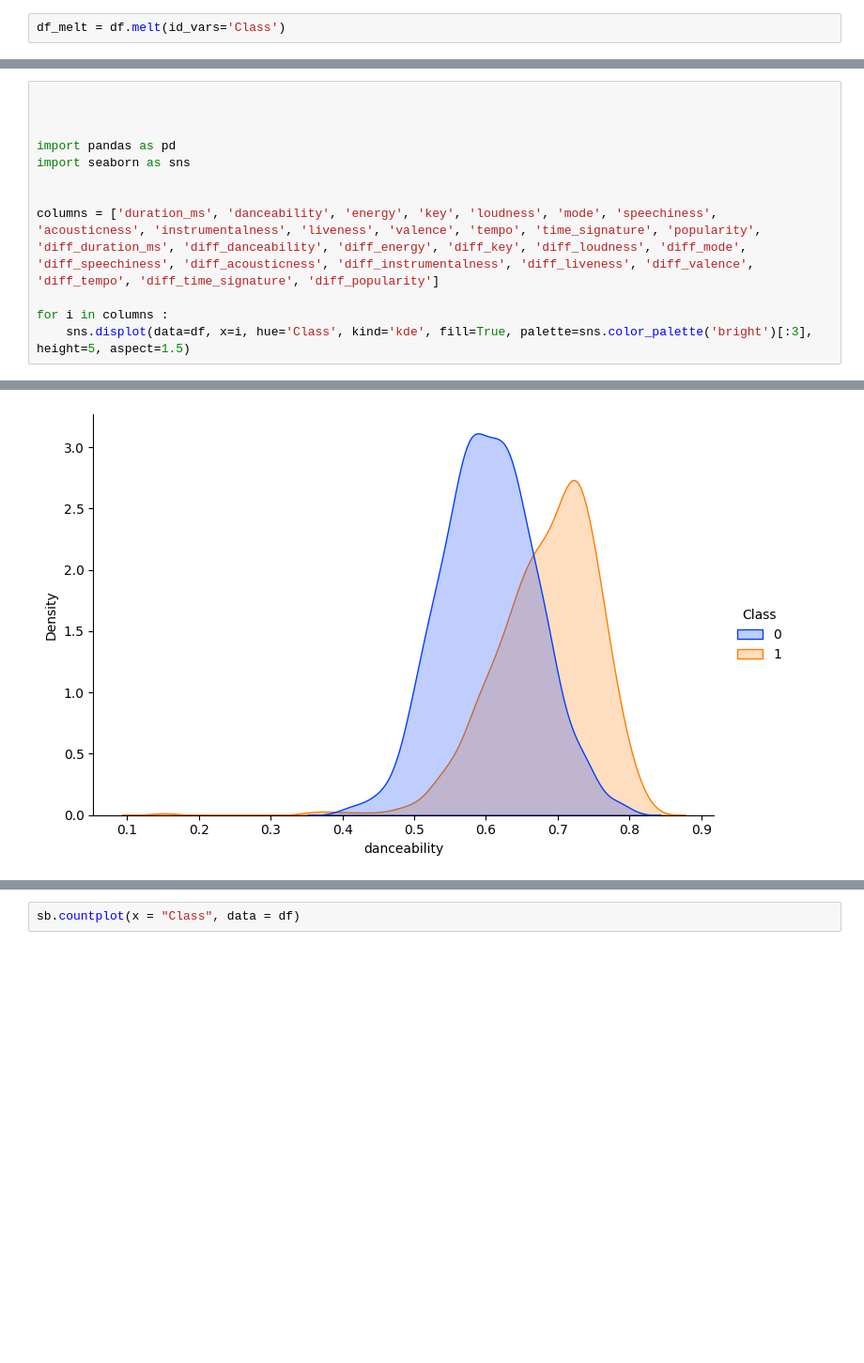
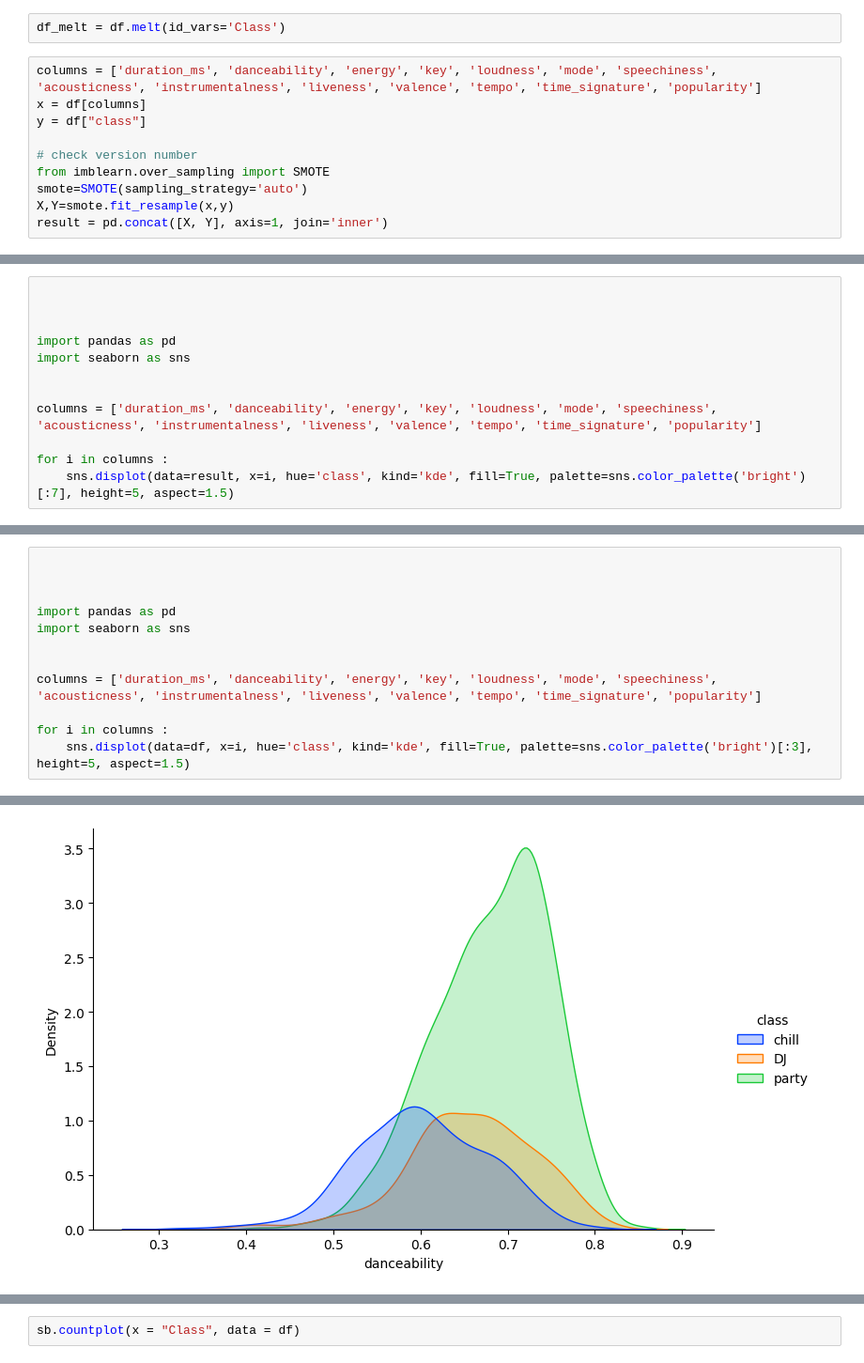
Before and after one commit to Thomasaujoux/reg, a Jupyter notebook: regression/EDA.ipynb, the cells around one changed output, grey strips where cells are left out. Shown at 94% size. Drawn from its saved outputs; the diff is of its cells as text; blank space fills up the shorter version.

```diff
--- a/regression/EDA.ipynb
+++ b/regression/EDA.ipynb
@@ -83,3 +87,13 @@ for i in columns :
 KeyboardInterrupt:
 # %%
 df_melt = df.melt(id_vars='Class')
+# %%
+columns = ['duration_ms', 'danceability', 'energy', 'key', 'loudness', 'mode', 'speechiness', 'acousticness', 'instrumentalness', 'liveness', 'valence', 'tempo', 'time_signature', 'popularity']
+x = df[columns]
+y = df["class"]
+
+# check version number
+from imblearn.over_sampling import SMOTE
+smote=SMOTE(sampling_strategy='auto')
+X,Y=smote.fit_resample(x,y)
+result = pd.concat([X, Y], axis=1, join='inner')
@@ -85,0 +112,12 @@ df_melt = df.melt(id_vars='Class')
+# %%
+
+
+
+import pandas as pd
+import seaborn as sns
+
+
+columns = ['duration_ms', 'danceability', 'energy', 'key', 'loudness', 'mode', 'speechiness', 'acousticness', 'instrumentalness', 'liveness', 'valence', 'tempo', 'time_signature', 'popularity']
+
+for i in columns :
+    sns.displot(data=result, x=i, hue='class', kind='kde', fill=True, palette=sns.color_palette('bright')[:7], height=5, aspect=1.5)
@@ -91,8 +144,8 @@ import pandas as pd
 import seaborn as sns
 
 
-columns = ['duration_ms', 'danceability', 'energy', 'key', 'loudness', 'mode', 'speechiness', 'acousticness', 'instrumentalness', 'liveness', 'valence', 'tempo', 'time_signature', 'popularity', 'diff_duration_ms', 'diff_danceability', 'diff_energy', 'diff_key', 'diff_loudness', 'diff_mode', 'diff_speechiness', 'diff_acousticness', 'diff_instrumentalness', 'diff_liveness', 'diff_valence', 'diff_tempo', 'diff_time_signature', 'diff_popularity']
+columns = ['duration_ms', 'danceability', 'energy', 'key', 'loudness', 'mode', 'speechiness', 'acousticness', 'instrumentalness', 'liveness', 'valence', 'tempo', 'time_signature', 'popularity']
 
 for i in columns :
-    sns.displot(data=df, x=i, hue='Class', kind='kde', fill=True, palette=sns.color_palette('bright')[:3], height=5, aspect=1.5)
+    sns.displot(data=df, x=i, hue='class', kind='kde', fill=True, palette=sns.color_palette('bright')[:3], height=5, aspect=1.5)
 # %% [output]
@@ -100 +153 @@ for i in columns :
-[figure, old version]
+[figure, new version]
```
Also changed, not shown: parts of 19 cells of this notebook, 54 other files.
